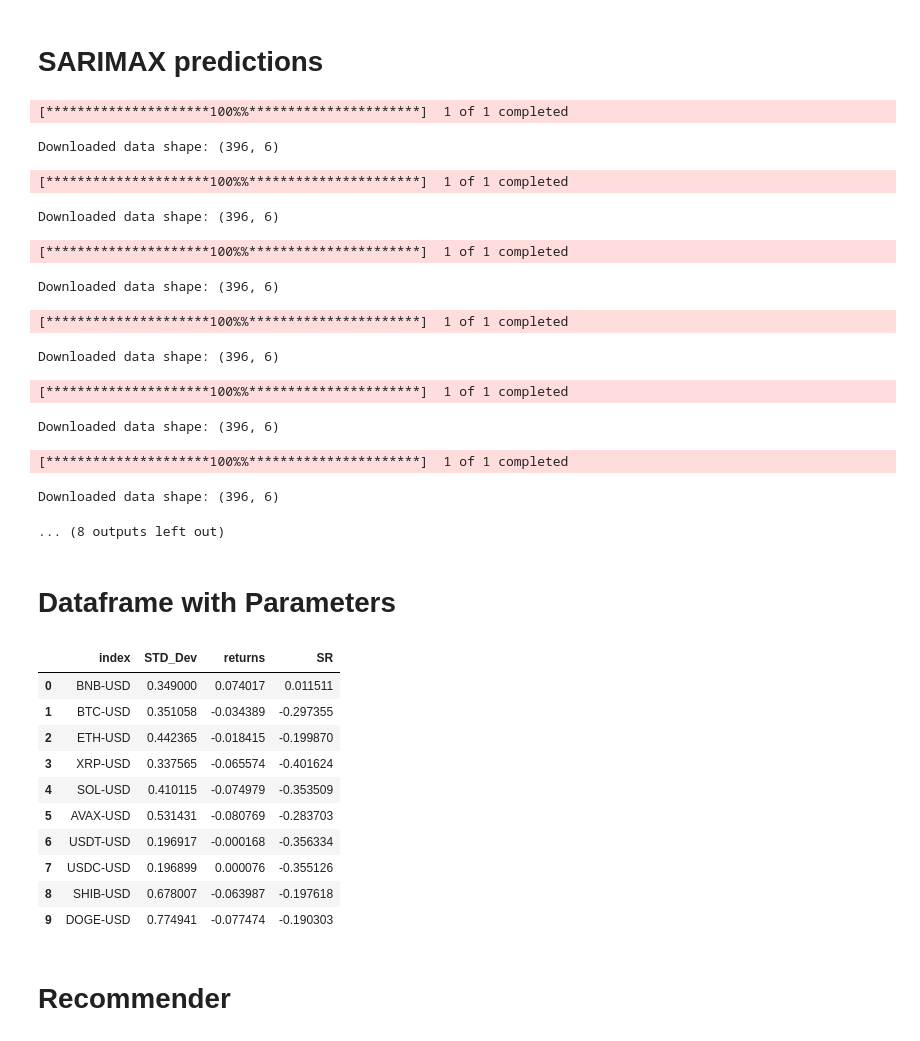
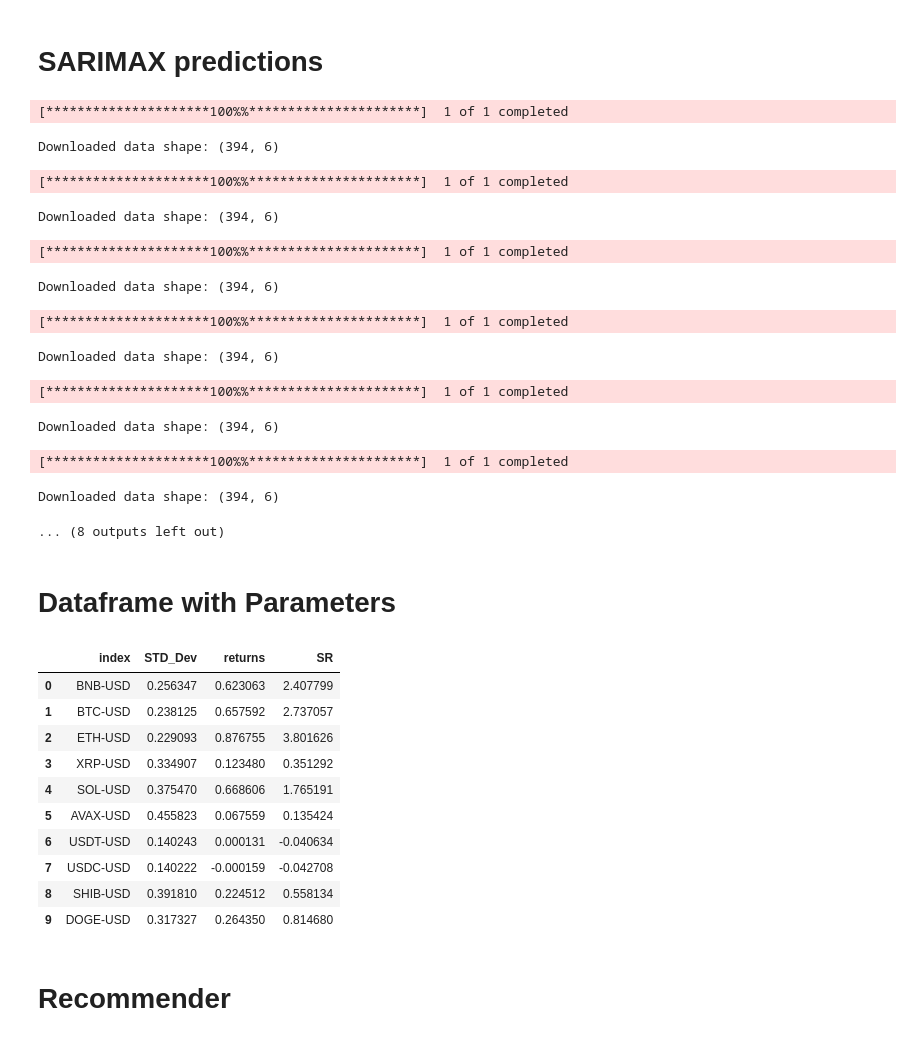
Before and after one commit to Anirudhashok966/EDV_EVPI, a Jupyter notebook: final recc and scalper.ipynb, the cells around one changed output. Cells and saved outputs as stored; diff of their text form; code cells hidden in the pictures.

```diff
--- a/final recc and scalper.ipynb
+++ b/final recc and scalper.ipynb
@@ -65,23 +65,23 @@ def extractor(alg, start_date, end_date):
 
 #extractor(sarimax_predictions, '2023-03-31', '2024-03-31')
 # %%
-dfn= extractor(sarimax_predictions, '2023-03-31', '2024-04-30');print(dfn)
+dfn= extractor(sarimax_predictions, '2023-01-31', '2024-02-29');print(dfn)
 #'2023-01-31', '2024-02-29'#feb
 #'2023-03-31', '2024-03-31'#march
 #'2023-03-31', '2024-04-30' #aprl
 # %% [output]
 [*********************100%%**********************]  1 of 1 completed
-Downloaded data shape: (396, 6)
+Downloaded data shape: (394, 6)
 [*********************100%%**********************]  1 of 1 completed
-Downloaded data shape: (396, 6)
+Downloaded data shape: (394, 6)
 [*********************100%%**********************]  1 of 1 completed
-Downloaded data shape: (396, 6)
+Downloaded data shape: (394, 6)
 [*********************100%%**********************]  1 of 1 completed
-Downloaded data shape: (396, 6)
+Downloaded data shape: (394, 6)
 [*********************100%%**********************]  1 of 1 completed
-Downloaded data shape: (396, 6)
+Downloaded data shape: (394, 6)
 [*********************100%%**********************]  1 of 1 completed
-Downloaded data shape: (396, 6)
+Downloaded data shape: (394, 6)
 ... (8 outputs left out)
 # %% [markdown]
 # Dataframe with Parameters
@@ -96,22 +96,22 @@ S = CovarianceShrinkage(dfn).ledoit_wolf()
 # %%
 df = pd.DataFrame(S**0.5, index=cryptocurrencies)
 diagonals = np.diag(df.values)
 df1 = pd.DataFrame(diagonals, index=cryptocurrencies, columns=['STD_Dev'])
 df1['returns'] = pd.DataFrame(Mu,columns=['returns'])
-df1['SR']=((df1['returns']-0.07)/df1['STD_Dev'])
+df1['SR']=((df1['returns']-0.00583)/df1['STD_Dev'])
 df1=df1.reset_index();df1
 # %% [output]
 |  | index | STD_Dev | returns | SR |
-| 0 | BNB-USD | 0.349000 | 0.074017 | 0.011511 |
-| 1 | BTC-USD | 0.351058 | -0.034389 | -0.297355 |
-| 2 | ETH-USD | 0.442365 | -0.018415 | -0.199870 |
-| 3 | XRP-USD | 0.337565 | -0.065574 | -0.401624 |
-| 4 | SOL-USD | 0.410115 | -0.074979 | -0.353509 |
-| 5 | AVAX-USD | 0.531431 | -0.080769 | -0.283703 |
-| 6 | USDT-USD | 0.196917 | -0.000168 | -0.356334 |
-| 7 | USDC-USD | 0.196899 | 0.000076 | -0.355126 |
-| 8 | SHIB-USD | 0.678007 | -0.063987 | -0.197618 |
-| 9 | DOGE-USD | 0.774941 | -0.077474 | -0.190303 |
+| 0 | BNB-USD | 0.256347 | 0.623063 | 2.407799 |
+| 1 | BTC-USD | 0.238125 | 0.657592 | 2.737057 |
+| 2 | ETH-USD | 0.229093 | 0.876755 | 3.801626 |
+| 3 | XRP-USD | 0.334907 | 0.123480 | 0.351292 |
+| 4 | SOL-USD | 0.375470 | 0.668606 | 1.765191 |
+| 5 | AVAX-USD | 0.455823 | 0.067559 | 0.135424 |
+| 6 | USDT-USD | 0.140243 | 0.000131 | -0.040634 |
+| 7 | USDC-USD | 0.140222 | -0.000159 | -0.042708 |
+| 8 | SHIB-USD | 0.391810 | 0.224512 | 0.558134 |
+| 9 | DOGE-USD | 0.317327 | 0.264350 | 0.814680 |
 # %% [markdown]
 # Recommender
 # %%
```
Also changed, not shown: parts of 10 cells of this notebook.
